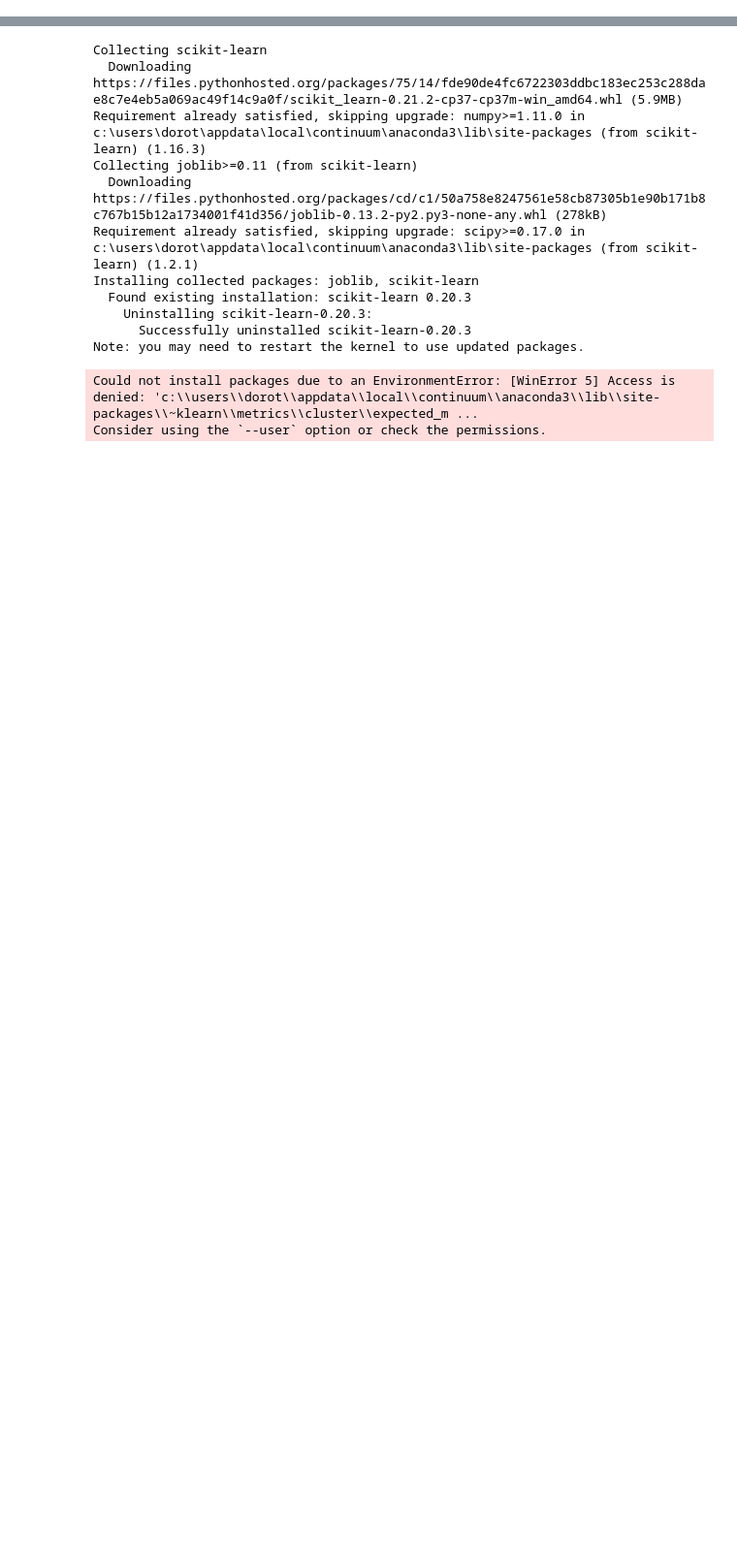
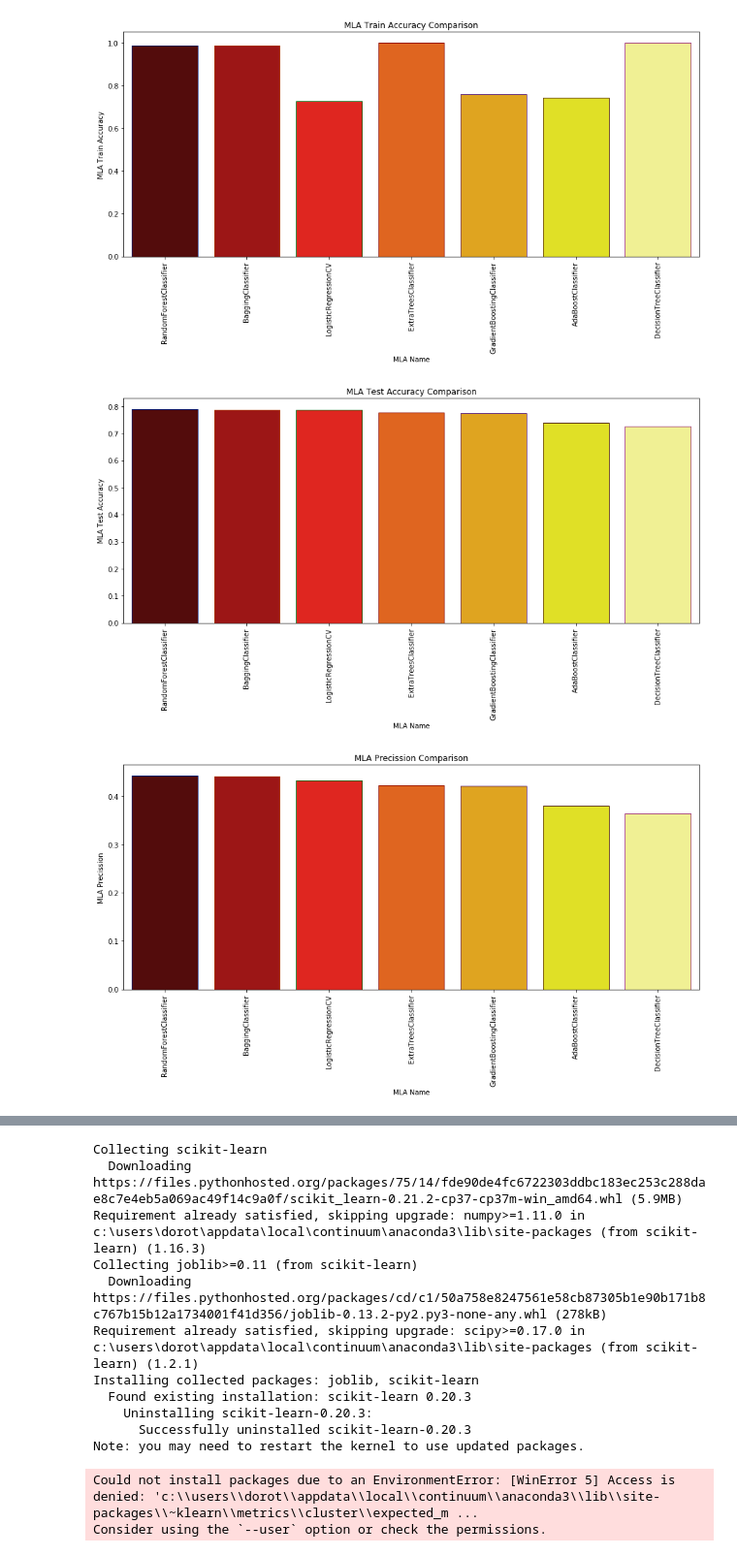
Before and after one commit to drajsel/Outliers, a Jupyter notebook: dokumentacija za Mozgalo/5_training_model.ipynb, the cells around one changed output, grey strips where cells are left out. Shown at 97% size. Drawn from its saved outputs; the diff is of its cells as text; code cells hidden in the pictures; blank space fills up the shorter version.

```diff
--- a/dokumentacija za Mozgalo/5_training_model.ipynb
+++ b/dokumentacija za Mozgalo/5_training_model.ipynb
@@ -97,0 +427,8 @@ student.to_csv('student.csv')
+# %%
+# random undersampling
+MLA_compare = compare_MLA(False, True, x_train, y_train, x_test, y_test)
+MLA_compare
+# %% [output]
+[figure, added]
+[figure, added]
+[figure, added]
```
Also changed, not shown: parts of 76 cells of this notebook, 1 other file.
